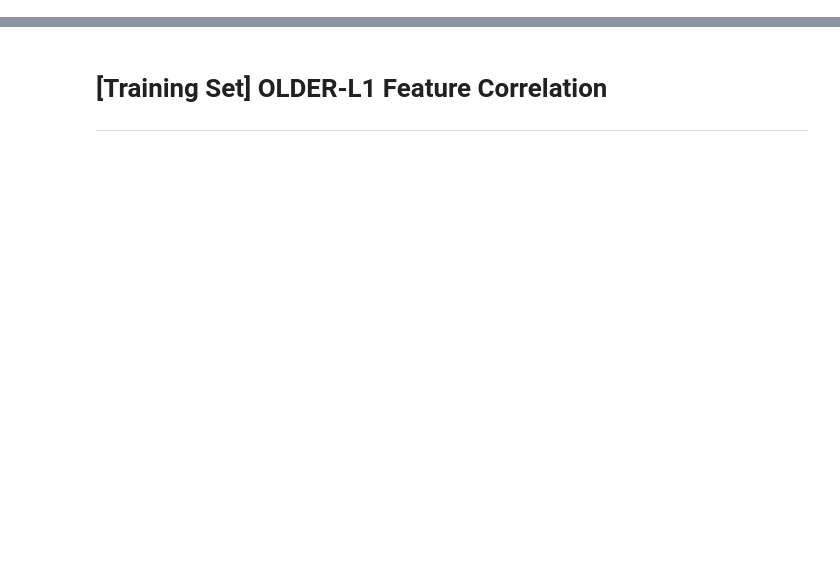
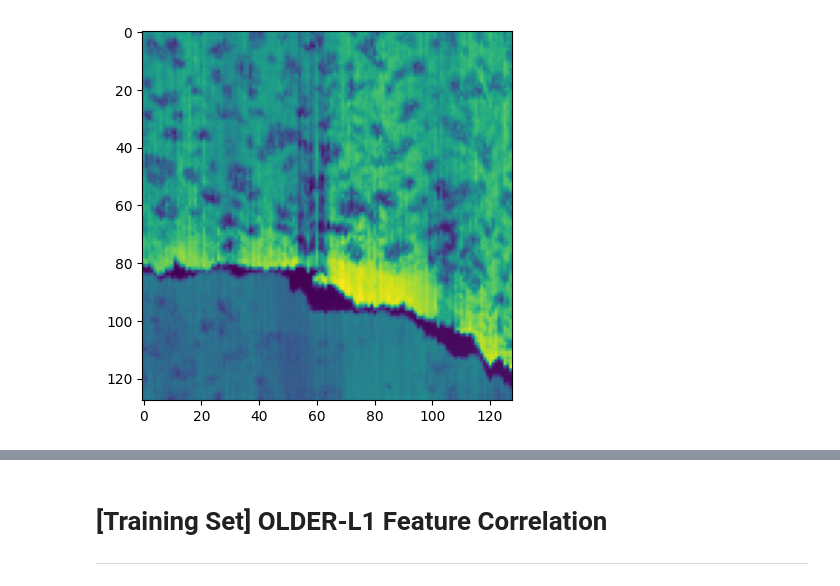
Before and after one commit to UNITES-Lab/sparse-cafm, a Jupyter notebook: _older_feature_importance.ipynb, the cells around one changed output, grey strips where cells are left out. Cells and saved outputs as stored; diff of their text form; code cells hidden in the pictures; blank space fills up the shorter version.

```diff
--- a/_older_feature_importance.ipynb
+++ b/_older_feature_importance.ipynb
@@ -74,0 +152,4 @@ sample()
+# %%
+plt.imshow(rotated_img);
+# %% [output]
+[figure, added]
```
Also changed, not shown: parts of 13 cells of this notebook, 7 other files.
